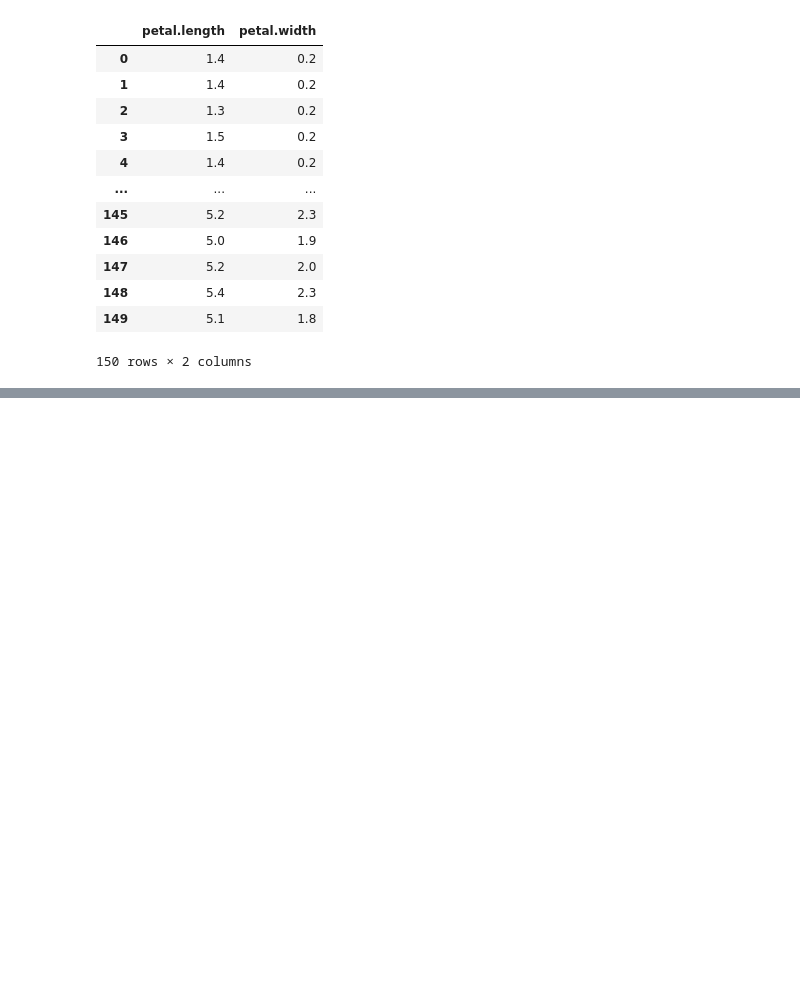
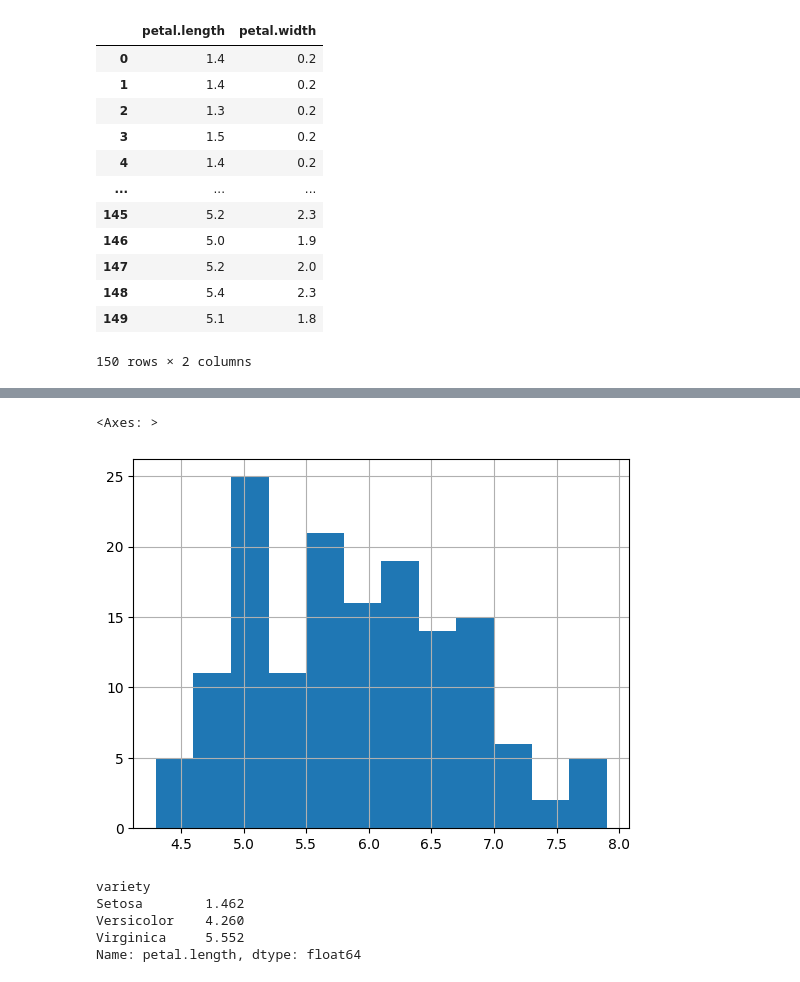
Before and after one commit to Benmaza/Benmaza, a Jupyter notebook: EBAC/11_iris.ipynb, the cells around one changed output, grey strips where cells are left out. Saved outputs shown, nothing was run; the diff lists cells and outputs as text; code cells hidden in the pictures; blank space fills up the shorter version.

```diff
--- a/EBAC/11_iris.ipynb
+++ b/EBAC/11_iris.ipynb
@@ -60,0 +73,14 @@ iris_petal.to_csv('Iris_Petal.csv')
+# %%
+iris['sepal.length'].hist(bins=subintervalos)
+# %% [output]
+<Axes: >
+[figure, added]
+# %%
+iris_tipo=iris.groupby('variety')['petal.length'].mean()
+iris_tipo
+# %% [output]
+variety
+Setosa        1.462
+Versicolor    4.260
+Virginica     5.552
+Name: petal.length, dtype: float64
```
Also changed, not shown: parts of 3 cells of this notebook, 4 other files.
